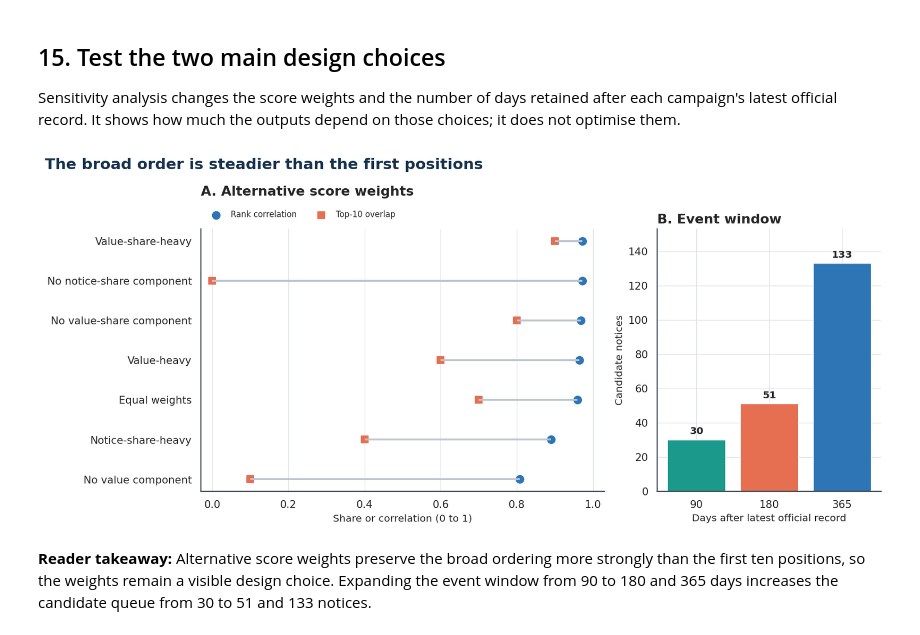
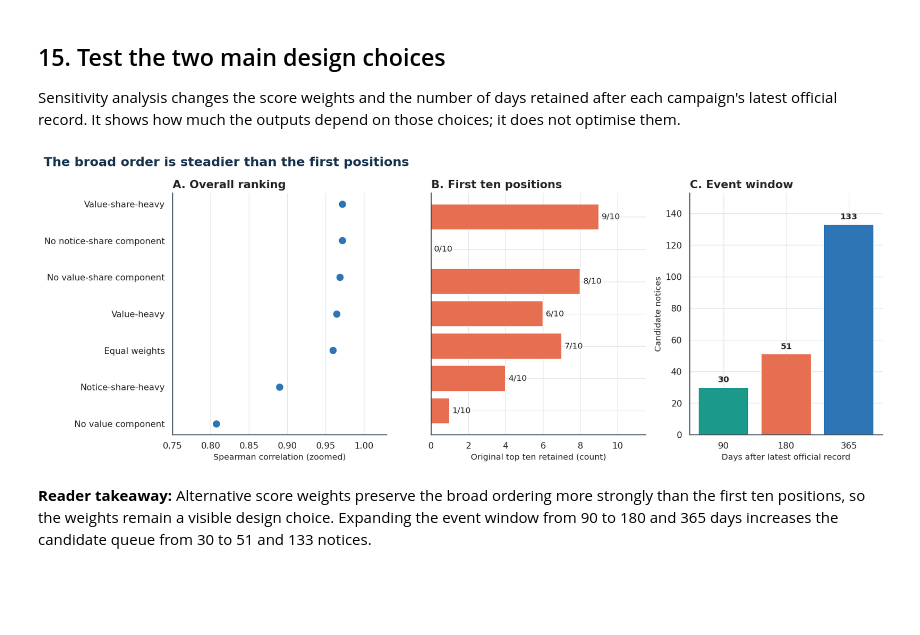
Before and after one commit to hamzatebri/PGER-public-data-prototype, a Jupyter notebook: notebook/Hamza_Tebri_PGER_TFG_End_to_End.ipynb, the cells around one changed output. Cells and saved outputs as stored; diff of their text form; code cells hidden in the pictures; blank space fills up the shorter version.

```diff
--- a/notebook/Hamza_Tebri_PGER_TFG_End_to_End.ipynb
+++ b/notebook/Hamza_Tebri_PGER_TFG_End_to_End.ipynb
@@ -953,47 +953,52 @@ for days in (90, 180, 365):
         start = campaign['published_date'].min()
         end = campaign['published_date'].max() + pd.Timedelta(days=days)
         geography_mask = scored['contracting_authority_region'].map(
             lambda value: geography_matches(value, GEOGRAPHY_SCOPE[event_id])
         )
         category_mask = scored.apply(
             lambda row: category_matches(
                 row['sector_group'], row['cpv_code'], CATEGORY_RULES[event_id]
             ),
             axis=1,
         )
         ids = set(scored.loc[
             geography_mask & category_mask & scored['publication_date'].between(start, end),
             'exposure_id',
         ])
         all_candidate_ids.update(ids)
     window_rows.append({'window_days': days, 'candidate_notices': len(all_candidate_ids)})
 window_sensitivity = pd.DataFrame(window_rows)
 
 score_plot = score_sensitivity.sort_values('rank_correlation')
-fig, axes = plt.subplots(1, 2, figsize=(12.5, 5.6), gridspec_kw={'width_ratios': [1.35, 0.75]})
+fig, axes = plt.subplots(1, 3, figsize=(15, 5.6), gridspec_kw={'width_ratios': [1, 1, 0.9]})
 y = np.arange(len(score_plot))
-axes[0].hlines(y, score_plot['top_10_overlap_share'], score_plot['rank_correlation'], color='#BCC5CE', linewidth=2)
 axes[0].scatter(score_plot['rank_correlation'], y, color=BLUE, s=65, label='Rank correlation')
-axes[0].scatter(score_plot['top_10_overlap_share'], y, color=ORANGE, marker='s', s=55, label='Top-10 overlap')
 axes[0].set_yticks(y, score_plot['scenario'])
-axes[0].set_xlim(-0.03, 1.03)
-axes[0].set_xlabel('Share or correlation (0 to 1)')
-axes[0].set_title('A. Alternative score weights', loc='left', pad=35)
-axes[0].legend(frameon=False, ncol=2, loc='lower left', bbox_to_anchor=(0.0, 1.01), fontsize=8.5)
+axes[0].set_xlim(0.75, 1.03)
+axes[0].set_xlabel('Spearman correlation (zoomed)')
+axes[0].set_title('A. Overall ranking', loc='left')
 axes[0].grid(axis='y', visible=False)
+retained = (score_plot['top_10_overlap_share'] * 10).round().astype(int)
+axes[1].barh(y, retained, color=ORANGE)
+axes[1].set_yticks(y, [''] * len(y))
+axes[1].set_xlim(0, 11.5)
+axes[1].set_xlabel('Original top ten retained (count)')
+axes[1].set_title('B. First ten positions', loc='left')
+for row, value in enumerate(retained):
+    axes[1].text(value + 0.15, row, f'{value}/10', va='center')
 
-axes[1].bar(window_sensitivity['window_days'].astype(str), window_sensitivity['candidate_notices'], color=[TEAL, ORANGE, BLUE])
-axes[1].set_xlabel('Days after latest official record')
-axes[1].set_ylabel('Candidate notices')
-axes[1].set_title('B. Event window', loc='left')
+axes[2].bar(window_sensitivity['window_days'].astype(str), window_sensitivity['candidate_notices'], color=[TEAL, ORANGE, BLUE])
+axes[2].set_xlabel('Days after latest official record')
+axes[2].set_ylabel('Candidate notices')
+axes[2].set_title('C. Event window', loc='left')
 for x, value in enumerate(window_sensitivity['candidate_notices']):
-    axes[1].text(x, value + window_sensitivity['candidate_notices'].max() * 0.025, f'{int(value)}', ha='center', fontweight='bold')
-axes[1].set_ylim(0, window_sensitivity['candidate_notices'].max() * 1.15)
+    axes[2].text(x, value + window_sensitivity['candidate_notices'].max() * 0.025, f'{int(value)}', ha='center', fontweight='bold')
+axes[2].set_ylim(0, window_sensitivity['candidate_notices'].max() * 1.15)
 
 fig.suptitle('The broad order is steadier than the first positions', x=0.01, ha='left', fontsize=16, fontweight='bold', color=NAVY)
 finish_figure(fig)
 # %% [output]
-[figure, old version]
+[figure, new version]
 # %% [markdown]
 **Reader takeaway:** Alternative score weights preserve the broad ordering more strongly than the first ten positions, so the weights remain a visible design choice. Expanding the event window from 90 to 180 and 365 days increases the candidate queue from 30 to 51 and 133 notices.
 # %% [markdown]
```
Also changed, not shown: parts of 7 cells of this notebook, 21 other files.
